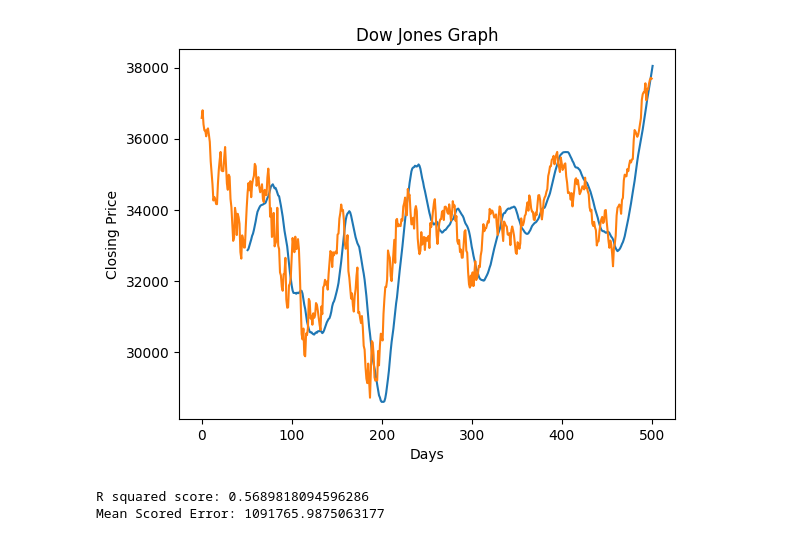
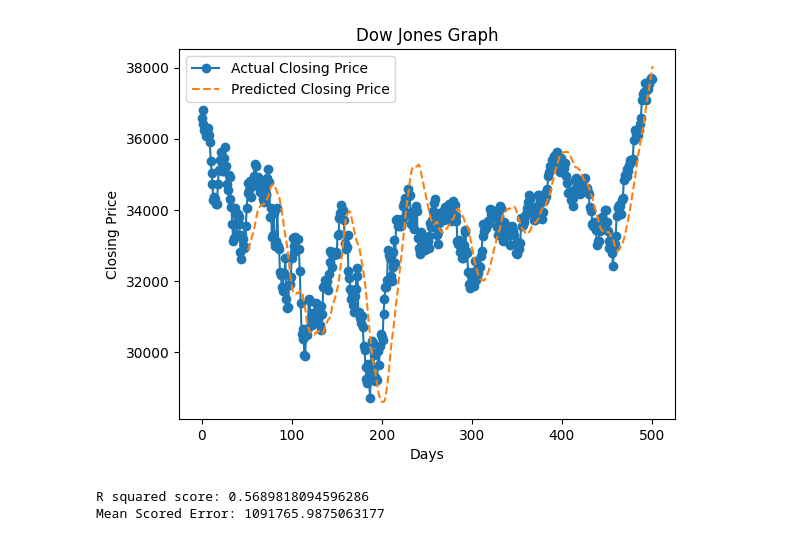
Before and after one commit to code4ry/FinRL-RegressionModels, a Jupyter notebook: Learning Models/Linear Regression/dji.ipynb, the cells around one changed output. Cells and saved outputs as stored; diff of their text form; code cells hidden in the pictures.

Commit message:
fixed graph for Dow Jones

```diff
--- a/Learning Models/Linear Regression/dji.ipynb
+++ b/Learning Models/Linear Regression/dji.ipynb
@@ -78,37 +78,38 @@ for i, val in enumerate(ds['Close']):
     yTemp.append(b+a*(i+1))
 
     # adds values from the data
     x.append(i)
     y.append(val)
 
     # removes values from the arrays
     x.pop(0)
     y.pop(0)
 
 a = findCoefficientA(x,y)
 b = findCoefficientB(x,y,a)
 
 xx = np.array(xTemp)
 yy = np.array(yTemp)
 
+# plots graph for all data
+plt.plot(dates, prices, label='Actual Closing Price', marker='o')
+
 # plots prediction graph
-plt.plot(xx,yy)
-
-# plots graph for all data
-plt.plot(dates, prices)
+plt.plot(xx, yy, label='Predicted Closing Price', linestyle='--')
 
 plt.title("Dow Jones Graph")
 plt.xlabel("Days")
 plt.ylabel("Closing Price")
+plt.legend()
 
 plt.show()
 
 # checks how strong the correlation is between the graphs
 r2 = r2_score(rPrices, yy)
 print("R squared score: " + str(r2))
 mve = mean_squared_error(rPrices, yy)
 print("Mean Scored Error: " + str(mve))
 # %% [output]
-[figure, old version]
+[figure, new version]
 R squared score: 0.5689818094596286
 Mean Scored Error: 1091765.9875063177
```
Also changed, not shown: 1 other file.
